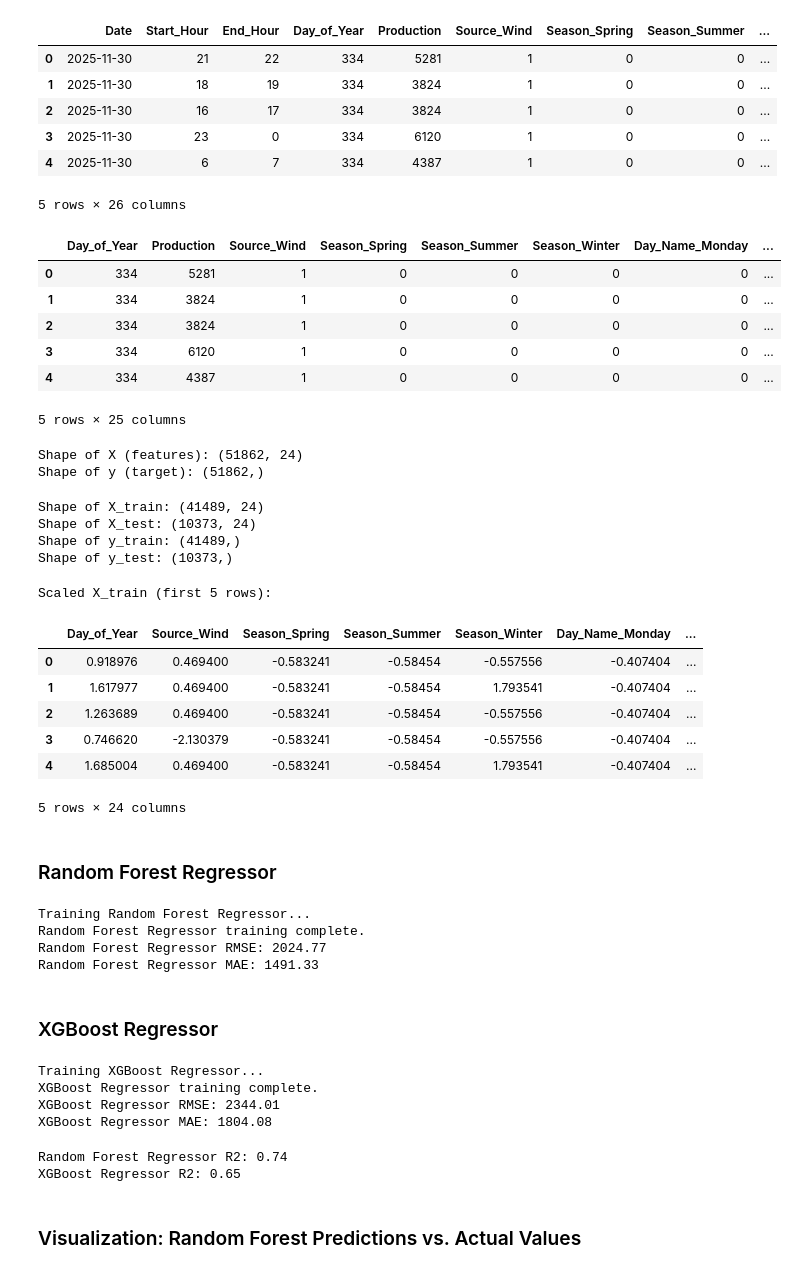
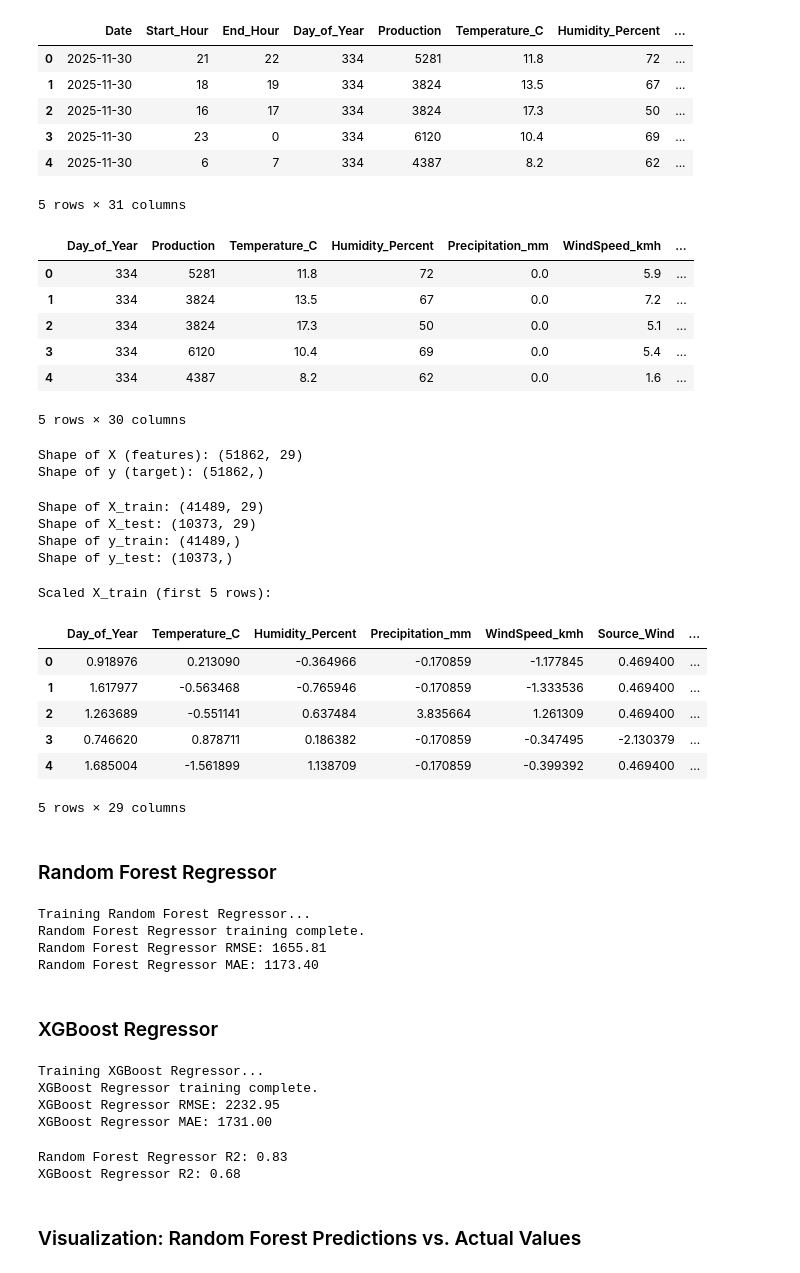
Before and after one commit to Saher427/Renewable-Energy-Output-Prediction, a Jupyter notebook: Notebooks/Renewable_Energy_output_prediction_randomforest_&_XGBoost.ipynb, the cells around one changed output. Cells and saved outputs as stored; diff of their text form; code cells hidden in the pictures.

```diff
--- a/Notebooks/Renewable_Energy_output_prediction_randomforest_&_XGBoost.ipynb
+++ b/Notebooks/Renewable_Energy_output_prediction_randomforest_&_XGBoost.ipynb
@@ -1,19 +1,19 @@
 # %%
 import pandas as pd
 
 # Load the data from the CSV file
-df = pd.read_csv('/content/Cleaned Production Data.csv')
+df = pd.read_csv("../Data/Cleaned/Cleaned_Production_Data.csv")
 
 # Display the first 5 rows of the DataFrame
 display(df.head())
 # %% [output]
-|  | Date | Start_Hour | End_Hour | Day_of_Year | Production | Source_Wind | Season_Spring | Season_Summer | ... |
-| 0 | 2025-11-30 | 21 | 22 | 334 | 5281 | 1 | 0 | 0 | ... |
-| 1 | 2025-11-30 | 18 | 19 | 334 | 3824 | 1 | 0 | 0 | ... |
-| 2 | 2025-11-30 | 16 | 17 | 334 | 3824 | 1 | 0 | 0 | ... |
-| 3 | 2025-11-30 | 23 | 0 | 334 | 6120 | 1 | 0 | 0 | ... |
-| 4 | 2025-11-30 | 6 | 7 | 334 | 4387 | 1 | 0 | 0 | ... |
+|  | Date | Start_Hour | End_Hour | Day_of_Year | Production | Temperature_C | Humidity_Percent | ... |
+| 0 | 2025-11-30 | 21 | 22 | 334 | 5281 | 11.8 | 72 | ... |
+| 1 | 2025-11-30 | 18 | 19 | 334 | 3824 | 13.5 | 67 | ... |
+| 2 | 2025-11-30 | 16 | 17 | 334 | 3824 | 17.3 | 50 | ... |
+| 3 | 2025-11-30 | 23 | 0 | 334 | 6120 | 10.4 | 69 | ... |
+| 4 | 2025-11-30 | 6 | 7 | 334 | 4387 | 8.2 | 62 | ... |
-5 rows × 26 columns
+5 rows × 31 columns
 # %%
 # Convert 'Date' column to datetime objects
 df['Date'] = pd.to_datetime(df['Date'])
@@ -28,13 +28,13 @@ df = df.drop(columns=['Date', 'Start_Hour', 'End_Hour'])
 # Display the first 5 rows of the modified DataFrame
 display(df.head())
 # %% [output]
-|  | Day_of_Year | Production | Source_Wind | Season_Spring | Season_Summer | Season_Winter | Day_Name_Monday | ... |
-| 0 | 334 | 5281 | 1 | 0 | 0 | 0 | 0 | ... |
-| 1 | 334 | 3824 | 1 | 0 | 0 | 0 | 0 | ... |
-| 2 | 334 | 3824 | 1 | 0 | 0 | 0 | 0 | ... |
-| 3 | 334 | 6120 | 1 | 0 | 0 | 0 | 0 | ... |
-| 4 | 334 | 4387 | 1 | 0 | 0 | 0 | 0 | ... |
+|  | Day_of_Year | Production | Temperature_C | Humidity_Percent | Precipitation_mm | WindSpeed_kmh | ... |
+| 0 | 334 | 5281 | 11.8 | 72 | 0.0 | 5.9 | ... |
+| 1 | 334 | 3824 | 13.5 | 67 | 0.0 | 7.2 | ... |
+| 2 | 334 | 3824 | 17.3 | 50 | 0.0 | 5.1 | ... |
+| 3 | 334 | 6120 | 10.4 | 69 | 0.0 | 5.4 | ... |
+| 4 | 334 | 4387 | 8.2 | 62 | 0.0 | 1.6 | ... |
-5 rows × 25 columns
+5 rows × 30 columns
 # %%
 # Define target variable (y) and features (X)
 y = df['Production']
@@ -44,7 +44,7 @@ X = df.drop('Production', axis=1)
 print(f"Shape of X (features): {X.shape}")
 print(f"Shape of y (target): {y.shape}")
 # %% [output]
-Shape of X (features): (51862, 24)
+Shape of X (features): (51862, 29)
 Shape of y (target): (51862,)
 # %%
 from sklearn.model_selection import train_test_split
@@ -58,8 +58,8 @@ print(f"Shape of X_test: {X_test.shape}")
 print(f"Shape of y_train: {y_train.shape}")
 print(f"Shape of y_test: {y_test.shape}")
 # %% [output]
-Shape of X_train: (41489, 24)
-Shape of X_test: (10373, 24)
+Shape of X_train: (41489, 29)
+Shape of X_test: (10373, 29)
 Shape of y_train: (41489,)
 Shape of y_test: (10373,)
 # %%
@@ -81,13 +81,13 @@ print("Scaled X_train (first 5 rows):")
 display(X_train_scaled.head())
 # %% [output]
 Scaled X_train (first 5 rows):
-|  | Day_of_Year | Source_Wind | Season_Spring | Season_Summer | Season_Winter | Day_Name_Monday | ... |
-| 0 | 0.918976 | 0.469400 | -0.583241 | -0.58454 | -0.557556 | -0.407404 | ... |
-| 1 | 1.617977 | 0.469400 | -0.583241 | -0.58454 | 1.793541 | -0.407404 | ... |
-| 2 | 1.263689 | 0.469400 | -0.583241 | -0.58454 | -0.557556 | -0.407404 | ... |
-| 3 | 0.746620 | -2.130379 | -0.583241 | -0.58454 | -0.557556 | -0.407404 | ... |
-| 4 | 1.685004 | 0.469400 | -0.583241 | -0.58454 | 1.793541 | -0.407404 | ... |
+|  | Day_of_Year | Temperature_C | Humidity_Percent | Precipitation_mm | WindSpeed_kmh | Source_Wind | ... |
+| 0 | 0.918976 | 0.213090 | -0.364966 | -0.170859 | -1.177845 | 0.469400 | ... |
+| 1 | 1.617977 | -0.563468 | -0.765946 | -0.170859 | -1.333536 | 0.469400 | ... |
+| 2 | 1.263689 | -0.551141 | 0.637484 | 3.835664 | 1.261309 | 0.469400 | ... |
+| 3 | 0.746620 | 0.878711 | 0.186382 | -0.170859 | -0.347495 | -2.130379 | ... |
+| 4 | 1.685004 | -1.561899 | 1.138709 | -0.170859 | -0.399392 | 0.469400 | ... |
-5 rows × 24 columns
+5 rows × 29 columns
 # %% [markdown]
 ### Random Forest Regressor
 # %%
@@ -116,8 +116,8 @@ print(f"Random Forest Regressor MAE: {rf_mae:.2f}")
 # %% [output]
 Training Random Forest Regressor...
 Random Forest Regressor training complete.
-Random Forest Regressor RMSE: 2024.77
-Random Forest Regressor MAE: 1491.33
+Random Forest Regressor RMSE: 1655.81
+Random Forest Regressor MAE: 1173.40
 # %% [markdown]
 ### XGBoost Regressor
 # %%
@@ -144,8 +144,8 @@ print(f"XGBoost Regressor MAE: {xgb_mae:.2f}")
 # %% [output]
 Training XGBoost Regressor...
 XGBoost Regressor training complete.
-XGBoost Regressor RMSE: 2344.01
-XGBoost Regressor MAE: 1804.08
+XGBoost Regressor RMSE: 2232.95
+XGBoost Regressor MAE: 1731.00
 # %%
 from sklearn.metrics import r2_score
 import matplotlib.pyplot as plt
@@ -159,8 +159,8 @@ print(f"Random Forest Regressor R2: {rf_r2:.2f}")
 xgb_r2 = r2_score(y_test, xgb_predictions)
 print(f"XGBoost Regressor R2: {xgb_r2:.2f}")
 # %% [output]
-Random Forest Regressor R2: 0.74
-XGBoost Regressor R2: 0.65
+Random Forest Regressor R2: 0.83
+XGBoost Regressor R2: 0.68
 # %% [markdown]
 ### Visualization: Random Forest Predictions vs. Actual Values
 # %%
```
Also changed, not shown: parts of 2 cells of this notebook, 19 other files.
